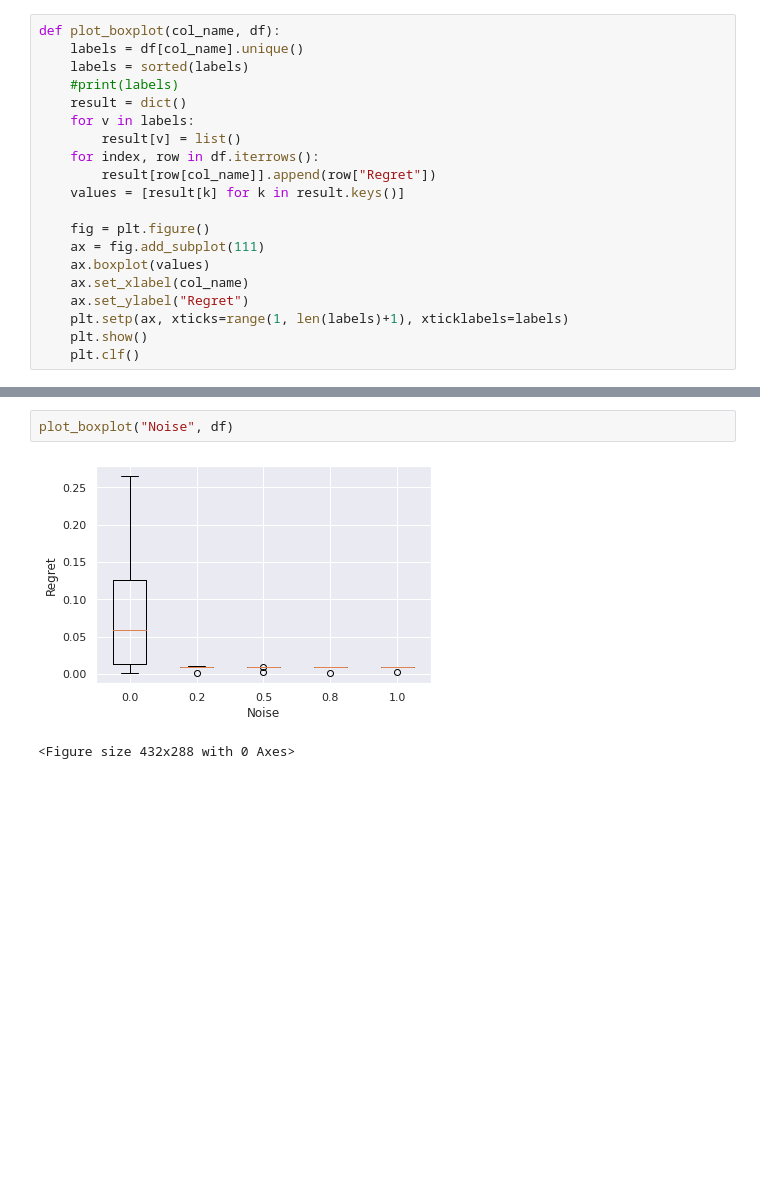
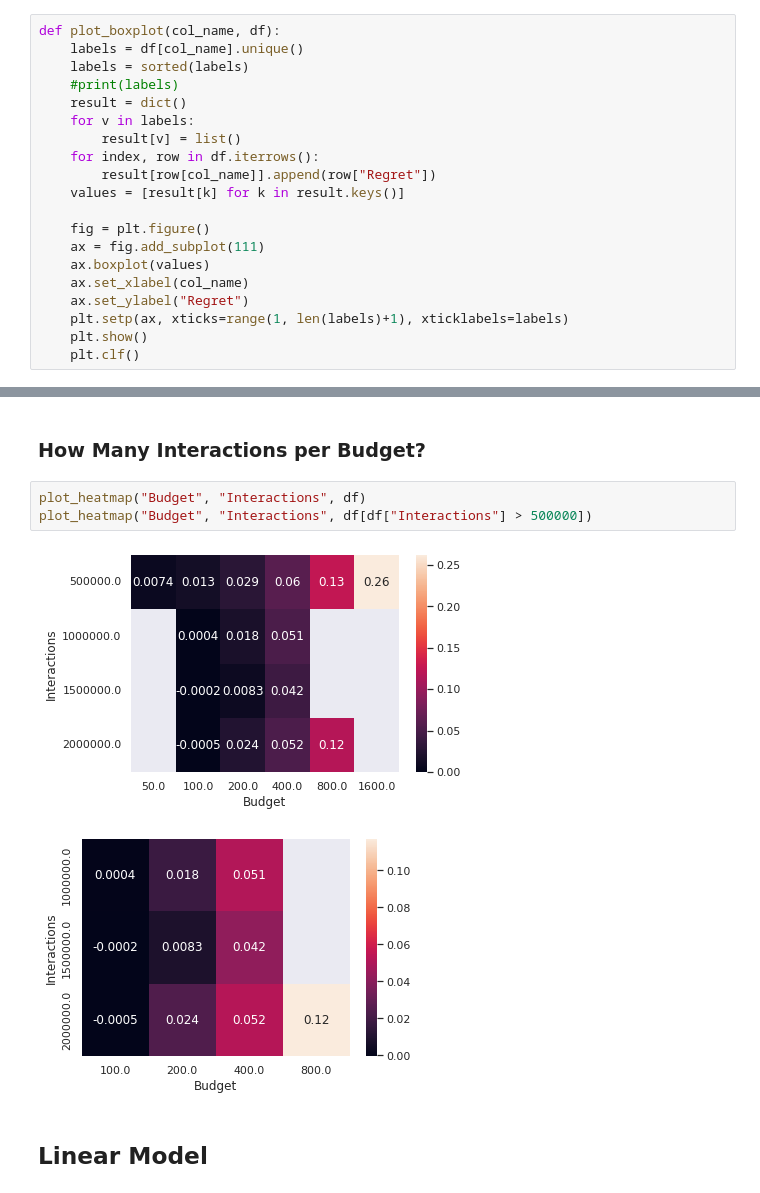
Before and after one commit to wernerth94/rl_al, a Jupyter notebook: doc/gridsearch_study.ipynb, the cells around one changed output, grey strips where cells are left out. Saved outputs shown, nothing was run; the diff lists cells and outputs as text; blank space fills up the shorter version.

```diff
--- a/doc/gridsearch_study.ipynb
+++ b/doc/gridsearch_study.ipynb
@@ -141,5 +141,10 @@ plot_boxplot("N-Steps", df[df["Budget"] == 50])
-# %%
-plot_boxplot("Noise", df)
-# %% [output]
-[figure, removed]
-<Figure size 432x288 with 0 Axes>
+# %% [markdown]
+### How Many Interactions per Budget?
+# %%
+plot_heatmap("Budget", "Interactions", df)
+plot_heatmap("Budget", "Interactions", df[df["Interactions"] > 500000])
+# %% [output]
+[figure, added]
+[figure, added]
+# %% [markdown]
+## Linear Model
```
Also changed, not shown: parts of 10 cells of this notebook, 18 other files.
